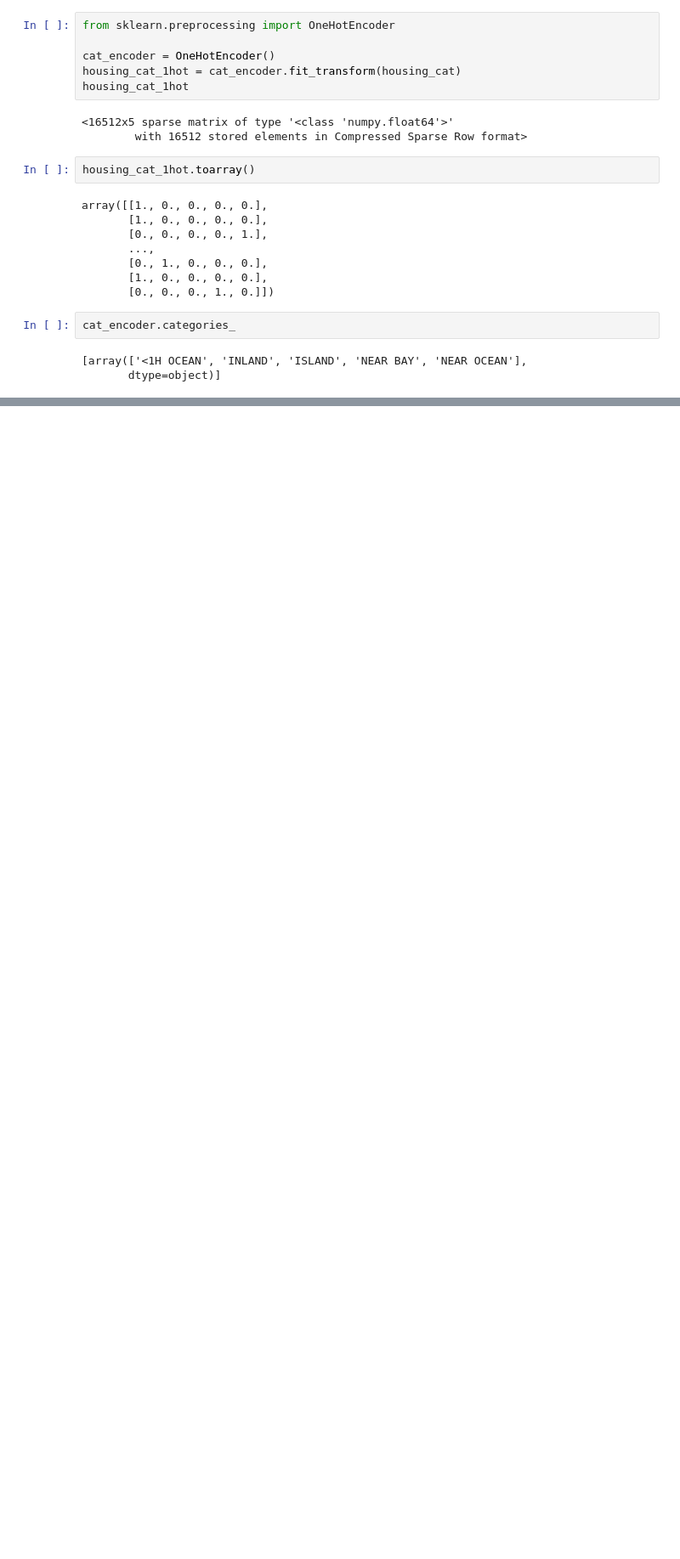
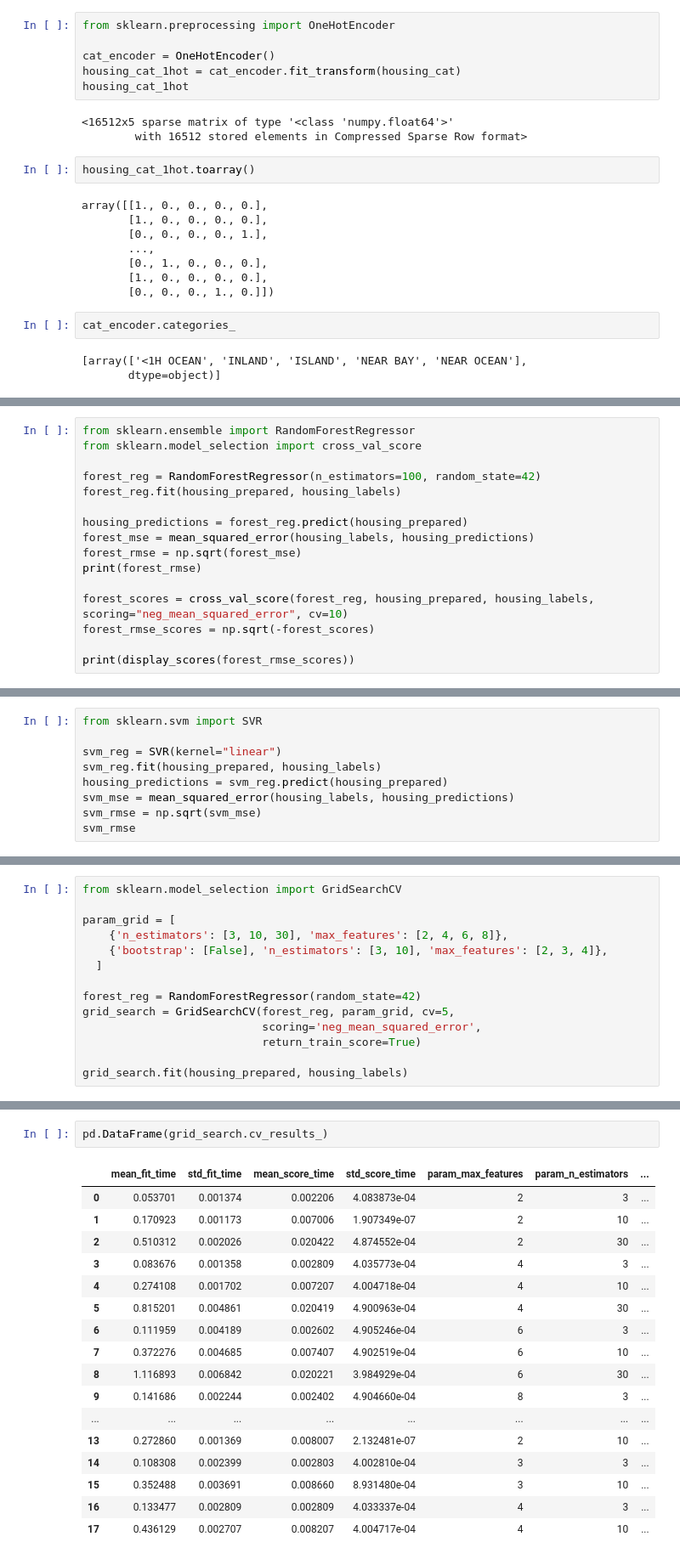
Before and after one commit to tjwodud04/Books-and-other-stuffs, a Jupyter notebook: Python/Following All sources/Books/핸즈온 머신러닝 2판/핸즈온 머신러닝 2장 머신러닝 프로젝트 처음부터 끝까지.ipynb, the cells around one changed output, grey strips where cells are left out. Shown at 85% size. Drawn from its saved outputs; the diff is of its cells as text; blank space fills up the shorter version.

```diff
--- a/Python/Following All sources/Books/핸즈온 머신러닝 2판/핸즈온 머신러닝 2장 머신러닝 프로젝트 처음부터 끝까지.ipynb
+++ b/Python/Following All sources/Books/핸즈온 머신러닝 2판/핸즈온 머신러닝 2장 머신러닝 프로젝트 처음부터 끝까지.ipynb
@@ -301,0 +554,16 @@ cat_encoder.categories_
+# %%
+from sklearn.ensemble import RandomForestRegressor
+from sklearn.model_selection import cross_val_score
+
+forest_reg = RandomForestRegressor(n_estimators=100, random_state=42)
+forest_reg.fit(housing_prepared, housing_labels)
+
+housing_predictions = forest_reg.predict(housing_prepared)
+forest_mse = mean_squared_error(housing_labels, housing_predictions)
+forest_rmse = np.sqrt(forest_mse)
+print(forest_rmse)
+
+forest_scores = cross_val_score(forest_reg, housing_prepared, housing_labels, scoring="neg_mean_squared_error", cv=10)
+forest_rmse_scores = np.sqrt(-forest_scores)
+
+print(display_scores(forest_rmse_scores))
@@ -301,0 +591,9 @@ cat_encoder.categories_
+# %%
+from sklearn.svm import SVR
+
+svm_reg = SVR(kernel="linear")
+svm_reg.fit(housing_prepared, housing_labels)
+housing_predictions = svm_reg.predict(housing_prepared)
+svm_mse = mean_squared_error(housing_labels, housing_predictions)
+svm_rmse = np.sqrt(svm_mse)
+svm_rmse
@@ -301,0 +602,14 @@ cat_encoder.categories_
+# %%
+from sklearn.model_selection import GridSearchCV
+
+param_grid = [
+    {'n_estimators': [3, 10, 30], 'max_features': [2, 4, 6, 8]},
+    {'bootstrap': [False], 'n_estimators': [3, 10], 'max_features': [2, 3, 4]},
+  ]
+
+forest_reg = RandomForestRegressor(random_state=42)
+grid_search = GridSearchCV(forest_reg, param_grid, cv=5,
+                           scoring='neg_mean_squared_error',
+                           return_train_score=True)
+
+grid_search.fit(housing_prepared, housing_labels)
@@ -301,0 +672,20 @@ cat_encoder.categories_
+# %%
+pd.DataFrame(grid_search.cv_results_)
+# %% [output]
+|  | mean_fit_time | std_fit_time | mean_score_time | std_score_time | param_max_features | param_n_estimators | ... |
+| 0 | 0.053701 | 0.001374 | 0.002206 | 4.083873e-04 | 2 | 3 | ... |
+| 1 | 0.170923 | 0.001173 | 0.007006 | 1.907349e-07 | 2 | 10 | ... |
+| 2 | 0.510312 | 0.002026 | 0.020422 | 4.874552e-04 | 2 | 30 | ... |
+| 3 | 0.083676 | 0.001358 | 0.002809 | 4.035773e-04 | 4 | 3 | ... |
+| 4 | 0.274108 | 0.001702 | 0.007207 | 4.004718e-04 | 4 | 10 | ... |
+| 5 | 0.815201 | 0.004861 | 0.020419 | 4.900963e-04 | 4 | 30 | ... |
+| 6 | 0.111959 | 0.004189 | 0.002602 | 4.905246e-04 | 6 | 3 | ... |
+| 7 | 0.372276 | 0.004685 | 0.007407 | 4.902519e-04 | 6 | 10 | ... |
+| 8 | 1.116893 | 0.006842 | 0.020221 | 3.984929e-04 | 6 | 30 | ... |
+| 9 | 0.141686 | 0.002244 | 0.002402 | 4.904660e-04 | 8 | 3 | ... |
+| ... | ... | ... | ... | ... | ... | ... | ... |
+| 13 | 0.272860 | 0.001369 | 0.008007 | 2.132481e-07 | 2 | 10 | ... |
+| 14 | 0.108308 | 0.002399 | 0.002803 | 4.002810e-04 | 3 | 3 | ... |
+| 15 | 0.352488 | 0.003691 | 0.008660 | 8.931480e-04 | 3 | 10 | ... |
+| 16 | 0.133477 | 0.002809 | 0.002809 | 4.033337e-04 | 4 | 3 | ... |
+| 17 | 0.436129 | 0.002707 | 0.008207 | 4.004717e-04 | 4 | 10 | ... |
```
Also changed, not shown: parts of 67 cells of this notebook.
